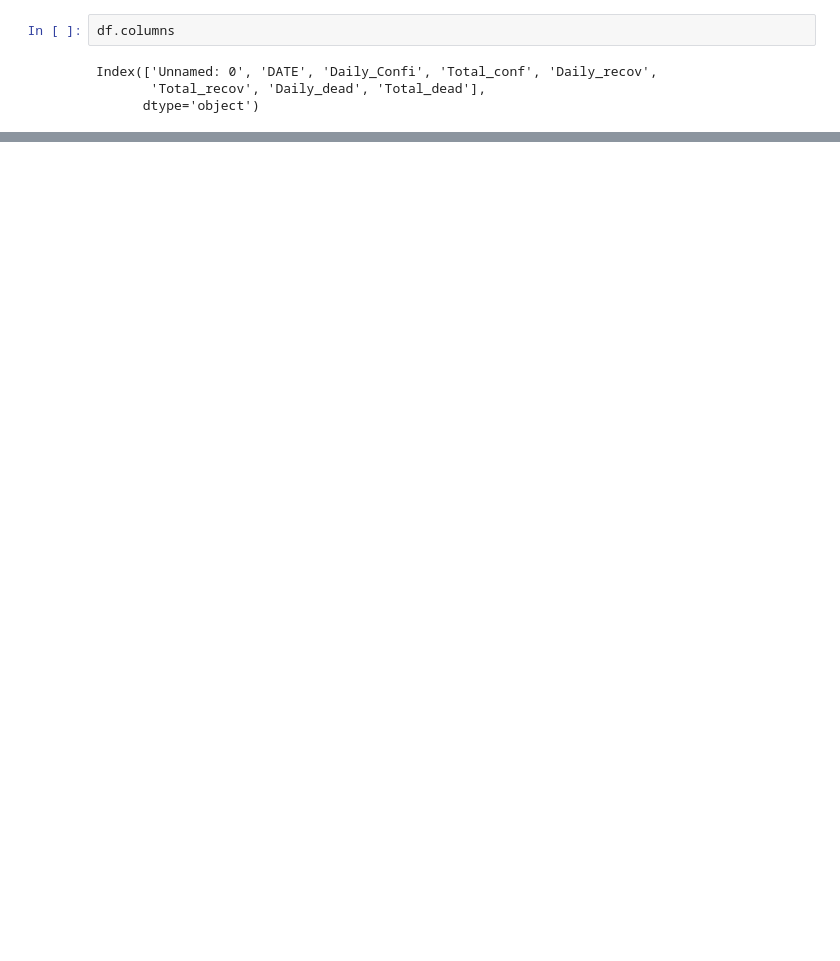
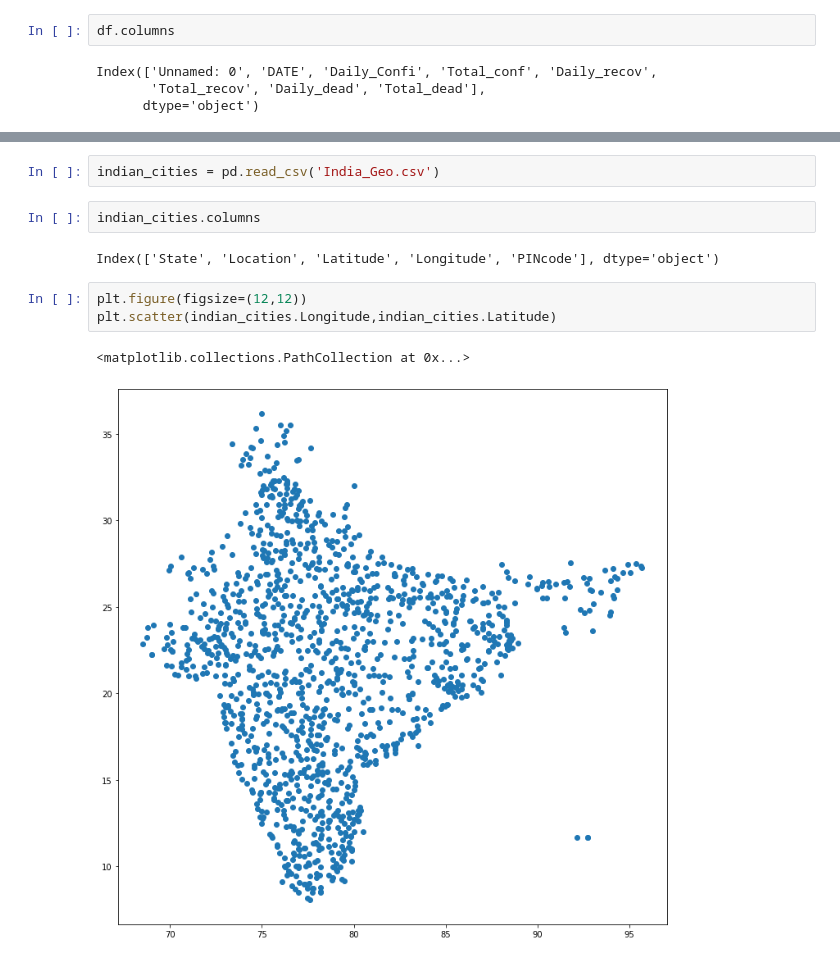
Before and after one commit to kundan1974/covid_data, a Jupyter notebook: Analysis14Apr.ipynb, the cells around one changed output, grey strips where cells are left out. Drawn from its saved outputs; the diff is of its cells as text; blank space fills up the shorter version.

```diff
--- a/Analysis14Apr.ipynb
+++ b/Analysis14Apr.ipynb
@@ -149,0 +521,12 @@ iplot({'data':data})
+# %%
+indian_cities = pd.read_csv('India_Geo.csv')
+# %%
+indian_cities.columns
+# %% [output]
+Index(['State', 'Location', 'Latitude', 'Longitude', 'PINcode'], dtype='object')
+# %%
+plt.figure(figsize=(12,12))
+plt.scatter(indian_cities.Longitude,indian_cities.Latitude)
+# %% [output]
+<matplotlib.collections.PathCollection at 0x...>
+[figure, added]
```
Also changed, not shown: parts of 45 cells of this notebook, 10 other files.
